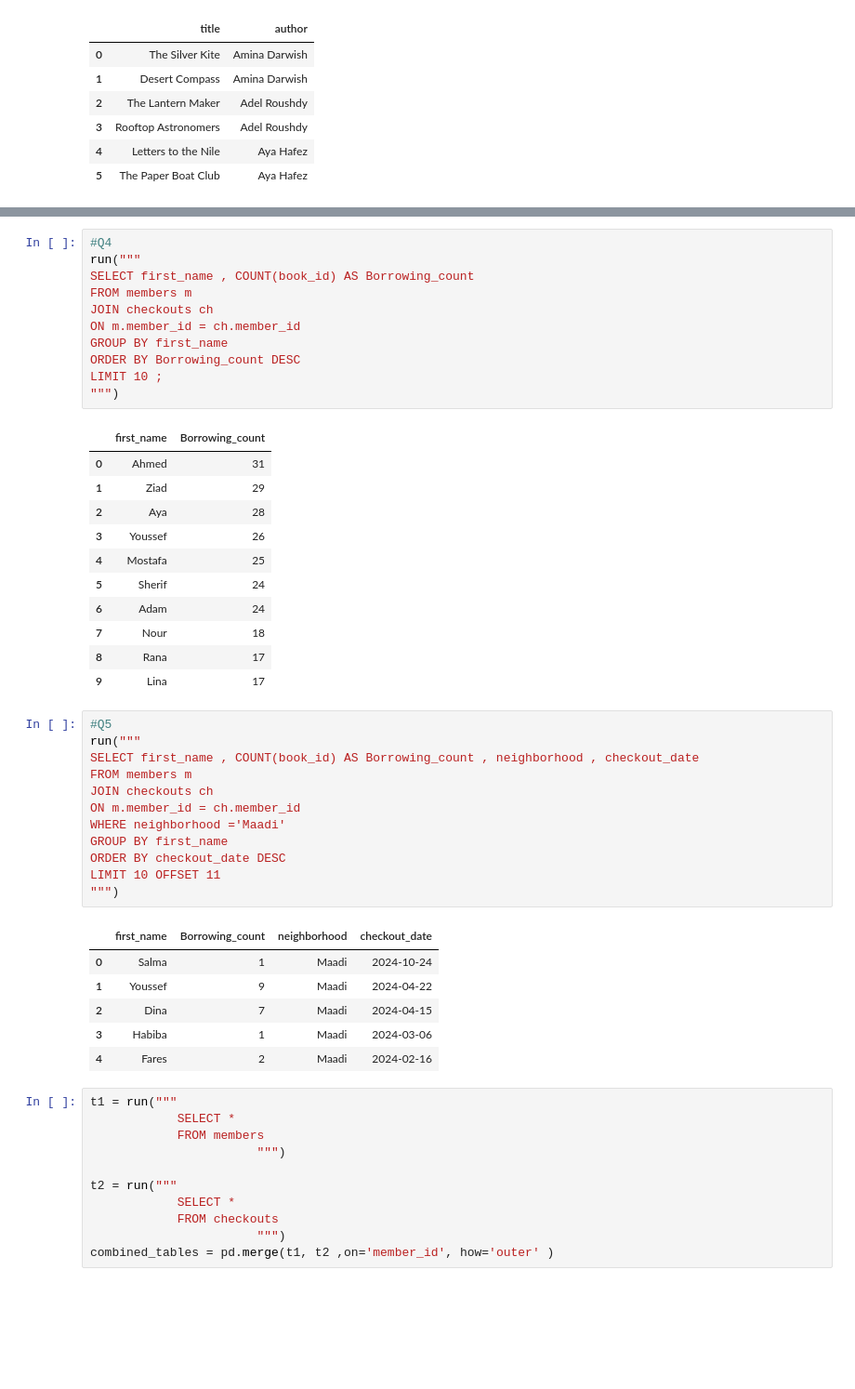
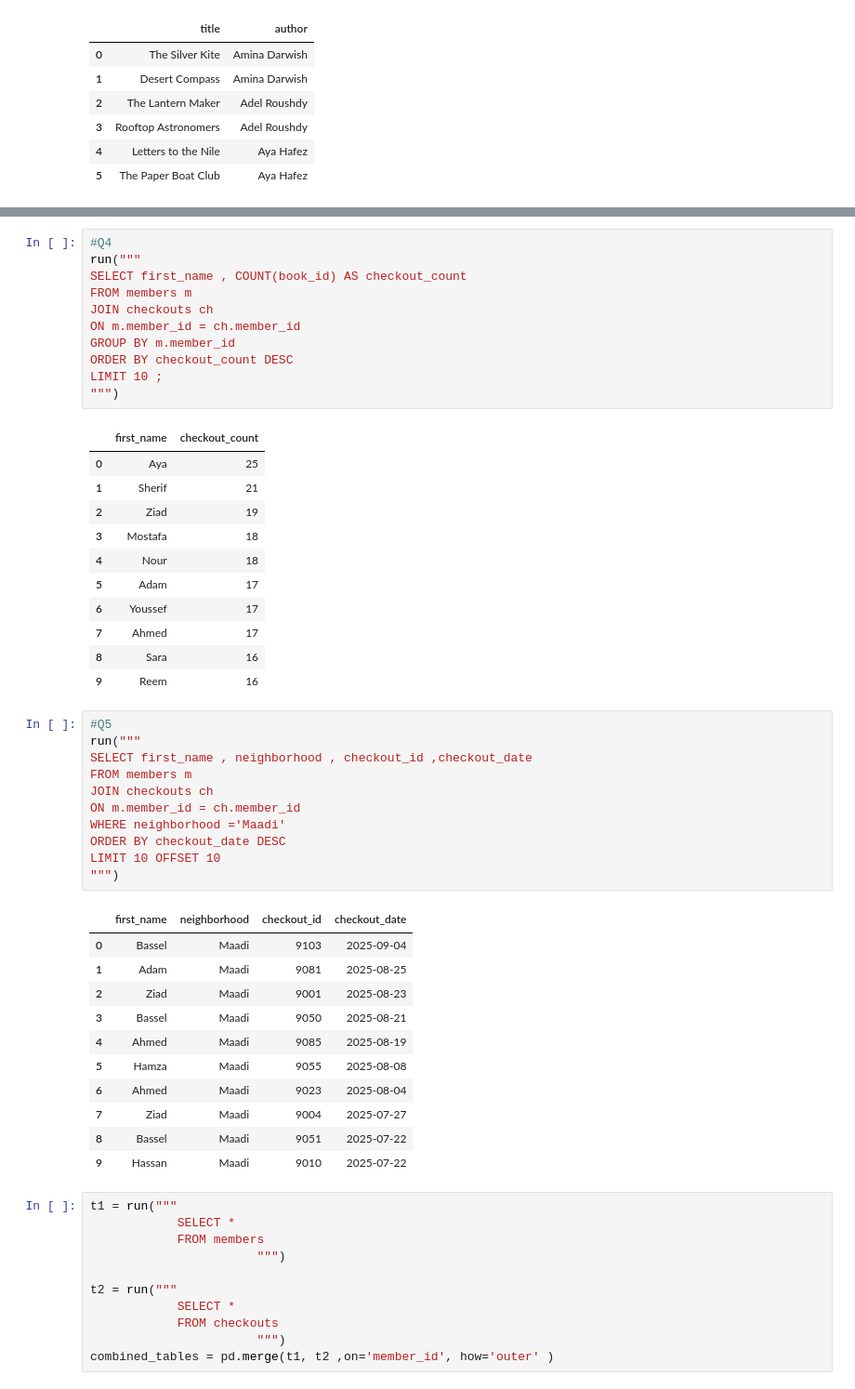
Before and after one commit to MustafaSameh/SecondP, a Jupyter notebook: 30801151901074-library.ipynb, the cells around one changed output, grey strips where cells are left out. Shown at 93% size. Cells and saved outputs as stored; diff of their text form; blank space fills up the shorter version.

```diff
--- a/30801151901074-library.ipynb
+++ b/30801151901074-library.ipynb
@@ -145,45 +142,49 @@ LIMIT 5;
 # %%
 #Q4
 run("""
-SELECT first_name , COUNT(book_id) AS Borrowing_count
+SELECT first_name , COUNT(book_id) AS checkout_count
 FROM members m
 JOIN checkouts ch
 ON m.member_id = ch.member_id
-GROUP BY first_name
-ORDER BY Borrowing_count DESC
+GROUP BY m.member_id
+ORDER BY checkout_count DESC
 LIMIT 10 ;
 """)
 # %% [output]
-|  | first_name | Borrowing_count |
-| 0 | Ahmed | 31 |
-| 1 | Ziad | 29 |
-| 2 | Aya | 28 |
-| 3 | Youssef | 26 |
-| 4 | Mostafa | 25 |
-| 5 | Sherif | 24 |
-| 6 | Adam | 24 |
-| 7 | Nour | 18 |
-| 8 | Rana | 17 |
-| 9 | Lina | 17 |
+|  | first_name | checkout_count |
+| 0 | Aya | 25 |
+| 1 | Sherif | 21 |
+| 2 | Ziad | 19 |
+| 3 | Mostafa | 18 |
+| 4 | Nour | 18 |
+| 5 | Adam | 17 |
+| 6 | Youssef | 17 |
+| 7 | Ahmed | 17 |
+| 8 | Sara | 16 |
+| 9 | Reem | 16 |
 # %%
 #Q5
 run("""
-SELECT first_name , COUNT(book_id) AS Borrowing_count , neighborhood , checkout_date
+SELECT first_name , neighborhood , checkout_id ,checkout_date
 FROM members m
 JOIN checkouts ch
 ON m.member_id = ch.member_id
 WHERE neighborhood ='Maadi'
-GROUP BY first_name
 ORDER BY checkout_date DESC
-LIMIT 10 OFFSET 11
+LIMIT 10 OFFSET 10
 """)
 # %% [output]
-|  | first_name | Borrowing_count | neighborhood | checkout_date |
-| 0 | Salma | 1 | Maadi | 2024-10-24 |
-| 1 | Youssef | 9 | Maadi | 2024-04-22 |
-| 2 | Dina | 7 | Maadi | 2024-04-15 |
-| 3 | Habiba | 1 | Maadi | 2024-03-06 |
-| 4 | Fares | 2 | Maadi | 2024-02-16 |
+|  | first_name | neighborhood | checkout_id | checkout_date |
+| 0 | Bassel | Maadi | 9103 | 2025-09-04 |
+| 1 | Adam | Maadi | 9081 | 2025-08-25 |
+| 2 | Ziad | Maadi | 9001 | 2025-08-23 |
+| 3 | Bassel | Maadi | 9050 | 2025-08-21 |
+| 4 | Ahmed | Maadi | 9085 | 2025-08-19 |
+| 5 | Hamza | Maadi | 9055 | 2025-08-08 |
+| 6 | Ahmed | Maadi | 9023 | 2025-08-04 |
+| 7 | Ziad | Maadi | 9004 | 2025-07-27 |
+| 8 | Bassel | Maadi | 9051 | 2025-07-22 |
+| 9 | Hassan | Maadi | 9010 | 2025-07-22 |
 # %%
 t1 = run("""
             SELECT *
```
Also changed, not shown: parts of 17 cells of this notebook, 4 other files.
